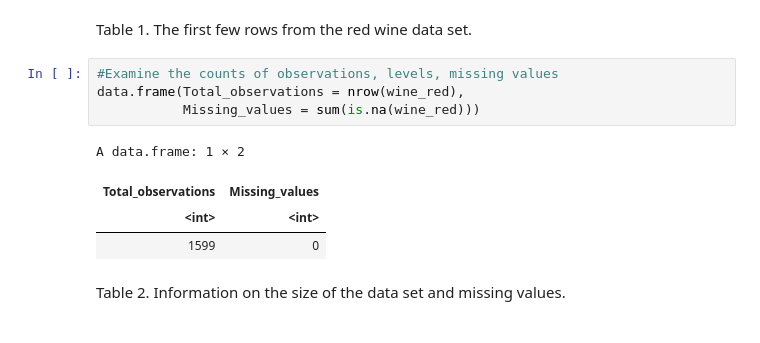
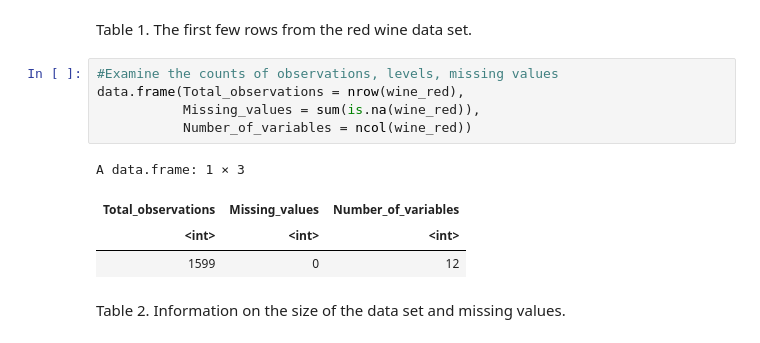
Before and after one commit to a-nguyen-1/STAT301-Project, a Jupyter notebook: Final_Report.ipynb, the cells around one changed output. Cells and saved outputs as stored; diff of their text form.

Commit message:
Added extra column to table 2, spelling.

```diff
--- a/Final_Report.ipynb
+++ b/Final_Report.ipynb
@@ -92,12 +74,13 @@ Table 1. The first few rows from the red wine data set.
 # %%
 #Examine the counts of observations, levels, missing values
 data.frame(Total_observations = nrow(wine_red),
-           Missing_values = sum(is.na(wine_red)))
+           Missing_values = sum(is.na(wine_red)),
+           Number_of_variables = ncol(wine_red))
 # %% [output]
-A data.frame: 1 × 2
+A data.frame: 1 × 3
-| Total_observations | Missing_values |
-| <int> | <int> |
-| 1599 | 0 |
+| Total_observations | Missing_values | Number_of_variables |
+| <int> | <int> | <int> |
+| 1599 | 0 | 12 |
 # %% [markdown]
 Table 2. Information on the size of the data set and missing values.
 # %%
```
Also changed, not shown: parts of 2 cells of this notebook.
